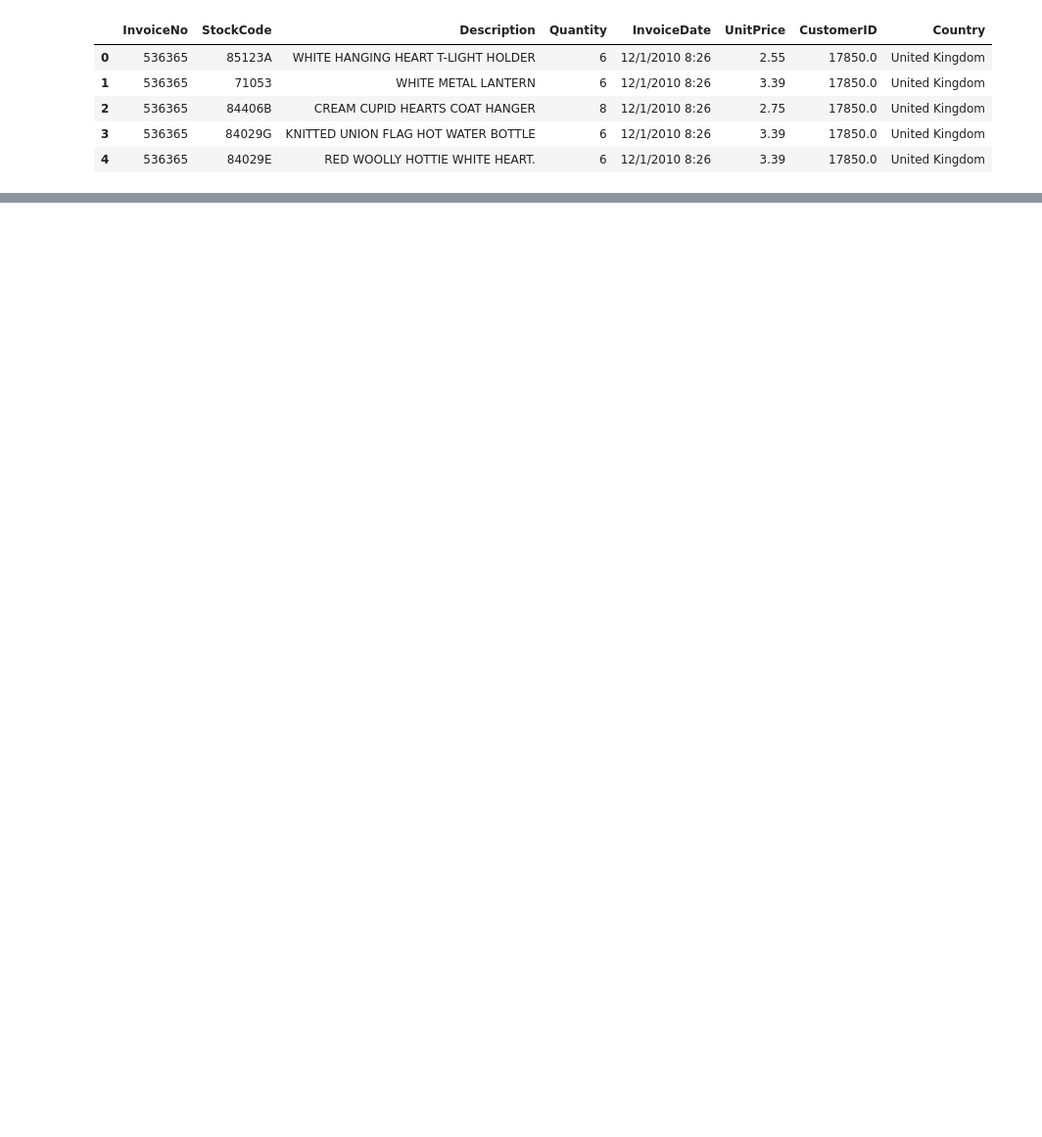
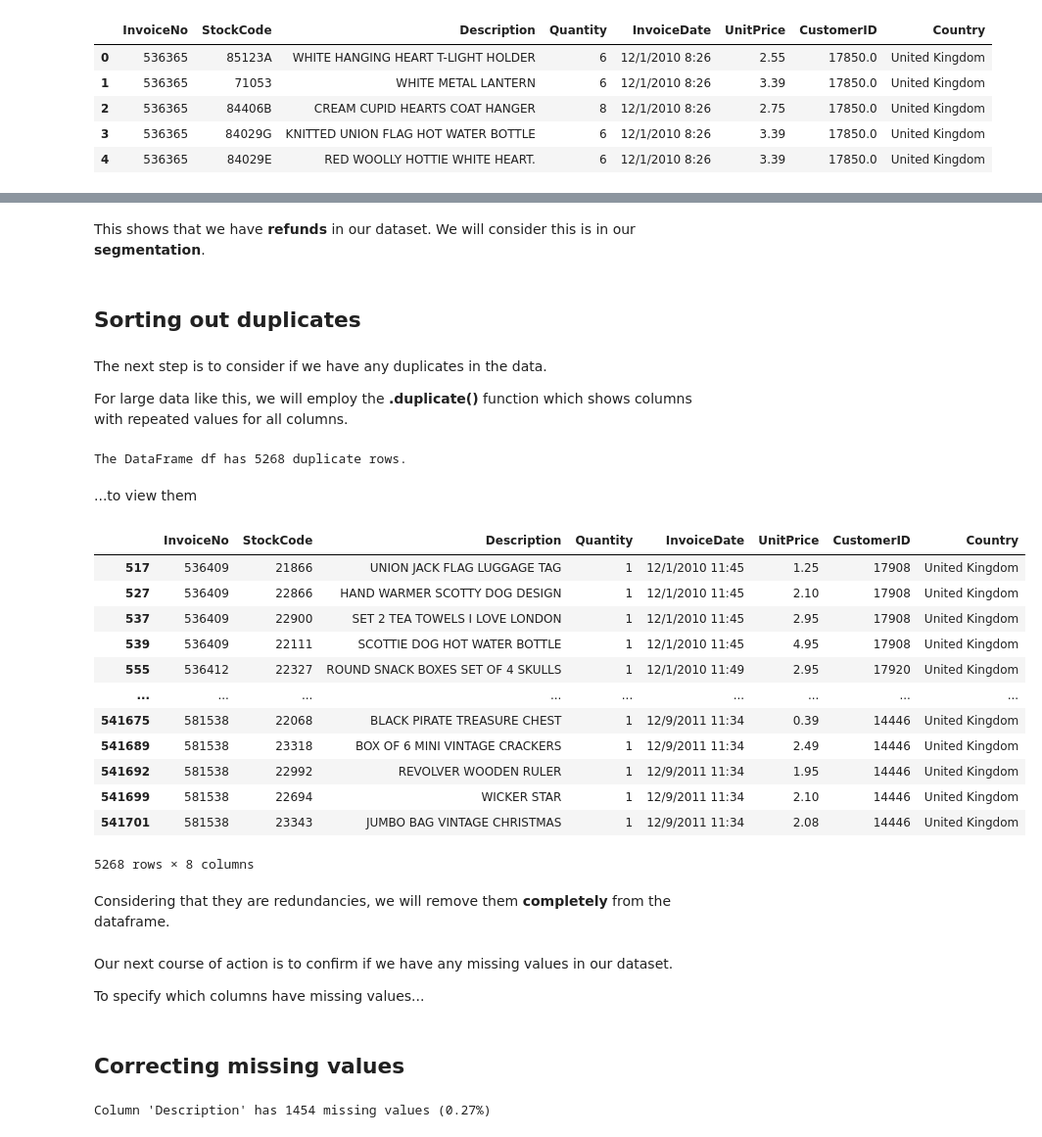
Before and after one commit to JoshuaPaul-lasisi/Customer_segmentation, a Jupyter notebook: Customer_segmentation.ipynb, the cells around one changed output, grey strips where cells are left out. Shown at 98% size. Saved outputs shown, nothing was run; the diff lists cells and outputs as text; code cells hidden in the pictures; blank space fills up the shorter version.

Commit message:
Data Loading and Cleaning

```diff
--- a/Customer_segmentation.ipynb
+++ b/Customer_segmentation.ipynb
@@ -19,0 +76,2 @@ df.head()
+# %%
+df['CustomerID'] = df['CustomerID'].astype(str).str[:-2]
@@ -19,0 +87,39 @@ df.head()
+# %% [markdown]
+This shows that we have **refunds** in our dataset. We will consider this is in our **segmentation**.
+# %% [markdown]
+## Sorting out duplicates
+# %% [markdown]
+The next step is to consider if we have any duplicates in the data.
+
+For large data like this, we will employ the **.duplicate()** function which shows columns with repeated values for all columns.
+# %%
+# Identify rows with duplicate values across all columns in df2
+duplicates = df[df.duplicated()]
+
+# Count the number of duplicate rows
+number_of_duplicates = len(duplicates)
+
+# Print a message to inform the user about the results
+print(f"The DataFrame df has {number_of_duplicates} duplicate rows.")
+# %% [output]
+The DataFrame df has 5268 duplicate rows.
+# %% [markdown]
+...to view them
+# %%
+duplicates
+# %% [output]
+|  | InvoiceNo | StockCode | Description | Quantity | InvoiceDate | UnitPrice | CustomerID | Country |
+| 517 | 536409 | 21866 | UNION JACK FLAG LUGGAGE TAG | 1 | 12/1/2010 11:45 | 1.25 | 17908 | United Kingdom |
+| 527 | 536409 | 22866 | HAND WARMER SCOTTY DOG DESIGN | 1 | 12/1/2010 11:45 | 2.10 | 17908 | United Kingdom |
+| 537 | 536409 | 22900 | SET 2 TEA TOWELS I LOVE LONDON | 1 | 12/1/2010 11:45 | 2.95 | 17908 | United Kingdom |
+| 539 | 536409 | 22111 | SCOTTIE DOG HOT WATER BOTTLE | 1 | 12/1/2010 11:45 | 4.95 | 17908 | United Kingdom |
+| 555 | 536412 | 22327 | ROUND SNACK BOXES SET OF 4 SKULLS | 1 | 12/1/2010 11:49 | 2.95 | 17920 | United Kingdom |
+| ... | ... | ... | ... | ... | ... | ... | ... | ... |
+| 541675 | 581538 | 22068 | BLACK PIRATE TREASURE CHEST | 1 | 12/9/2011 11:34 | 0.39 | 14446 | United Kingdom |
+| 541689 | 581538 | 23318 | BOX OF 6 MINI VINTAGE CRACKERS | 1 | 12/9/2011 11:34 | 2.49 | 14446 | United Kingdom |
+| 541692 | 581538 | 22992 | REVOLVER WOODEN RULER | 1 | 12/9/2011 11:34 | 1.95 | 14446 | United Kingdom |
+| 541699 | 581538 | 22694 | WICKER STAR | 1 | 12/9/2011 11:34 | 2.10 | 14446 | United Kingdom |
+| 541701 | 581538 | 23343 | JUMBO BAG VINTAGE CHRISTMAS | 1 | 12/9/2011 11:34 | 2.08 | 14446 | United Kingdom |
+5268 rows × 8 columns
+# %% [markdown]
+Considering that they are redundancies, we will remove them **completely** from the dataframe.
@@ -19,0 +129,20 @@ df.head()
+# %% [markdown]
+Our next course of action is to confirm if we have any missing values in our dataset.
+
+To specify which columns have missing values...
+# %% [markdown]
+##  Correcting missing values
+# %%
+# Check for missing values in df2
+missing_values = df.isnull().sum()
+
+# Calculate missing value percentages as a ratio (avoiding data type issues)
+missing_percentages = (missing_values / len(df)) * 100
+
+# Print a summary of missing values for each column
+for col in df.columns:
+  # Check if there are any missing values (avoiding unnecessary comparisons)
+  if missing_values[col] > 0:
+    print(f"Column '{col}' has {missing_values[col]} missing values ({missing_percentages[col]:.2f}%)")
+# %% [output]
+Column 'Description' has 1454 missing values (0.27%)
```
Also changed, not shown: parts of 27 cells of this notebook.
